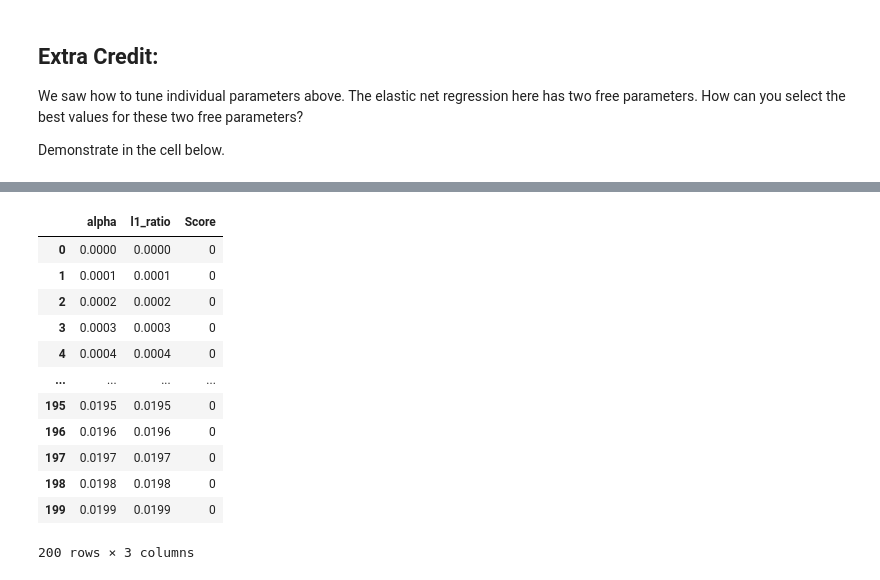
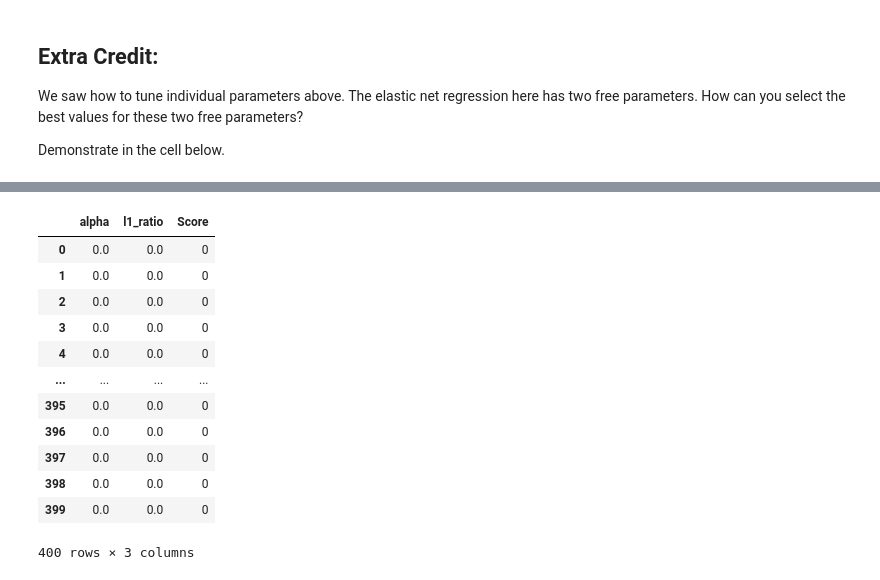
Before and after one commit to ADLCero/EnvDatSci22, a Jupyter notebook: CodeSprints/multicollinearity_methods.ipynb, the cells around one changed output, grey strips where cells are left out. Cells and saved outputs as stored; diff of their text form; code cells hidden in the pictures.

```diff
--- a/CodeSprints/multicollinearity_methods.ipynb
+++ b/CodeSprints/multicollinearity_methods.ipynb
@@ -915,5 +915,5 @@ Demonstrate in the cell below.
 
 # Assign a range of values for alpha and l1_ratio:
 
-alpha = np.arange(0,.02,0.0001)
-l1_ratio = np.arange(0, .02, 0.0001)
+alpha = np.arange(0,.02,0.001)       # changed the values to 0.001 instead of 0.0001 that has been used in previous tunings to make running time faster
+l1_ratio = np.arange(0, .02, 0.001)
@@ -939,20 +920,27 @@ elastic_tune
-# %%
-# Assign a column for score
-
-elastic_tune['Score'] = 0
-
-elastic_tune
-# %% [output]
-|  | alpha | l1_ratio | Score |
-| 0 | 0.0000 | 0.0000 | 0 |
-| 1 | 0.0001 | 0.0001 | 0 |
-| 2 | 0.0002 | 0.0002 | 0 |
-| 3 | 0.0003 | 0.0003 | 0 |
-| 4 | 0.0004 | 0.0004 | 0 |
-| ... | ... | ... | ... |
-| 195 | 0.0195 | 0.0195 | 0 |
-| 196 | 0.0196 | 0.0196 | 0 |
-| 197 | 0.0197 | 0.0197 | 0 |
-| 198 | 0.0198 | 0.0198 | 0 |
-| 199 | 0.0199 | 0.0199 | 0 |
-200 rows × 3 columns
+# %%
+# Make an empty data frame that will save the alpha and the l1_ratio values that will be used per loop
+
+feature_list = ['alpha', 'l1_ratio']
+zeroes = np.zeros(shape = (len(alpha) * len(l1_ratio),
+                           len(feature_list)))
+
+elastic_tune = pd.DataFrame(zeroes, columns = feature_list)
+
+# Make a column for the score that should be zeroes for now
+
+elastic_tune['Score'] = 0
+elastic_tune
+# %% [output]
+|  | alpha | l1_ratio | Score |
+| 0 | 0.0 | 0.0 | 0 |
+| 1 | 0.0 | 0.0 | 0 |
+| 2 | 0.0 | 0.0 | 0 |
+| 3 | 0.0 | 0.0 | 0 |
+| 4 | 0.0 | 0.0 | 0 |
+| ... | ... | ... | ... |
+| 395 | 0.0 | 0.0 | 0 |
+| 396 | 0.0 | 0.0 | 0 |
+| 397 | 0.0 | 0.0 | 0 |
+| 398 | 0.0 | 0.0 | 0 |
+| 399 | 0.0 | 0.0 | 0 |
+400 rows × 3 columns
```
Also changed, not shown: parts of 14 cells of this notebook.
